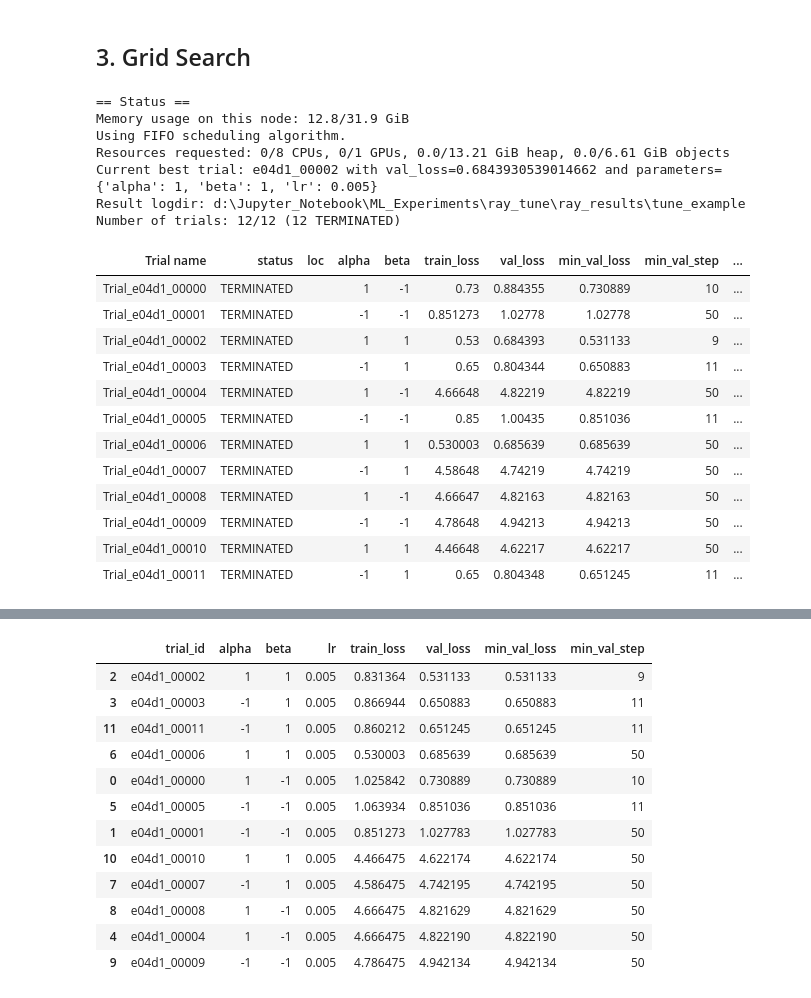
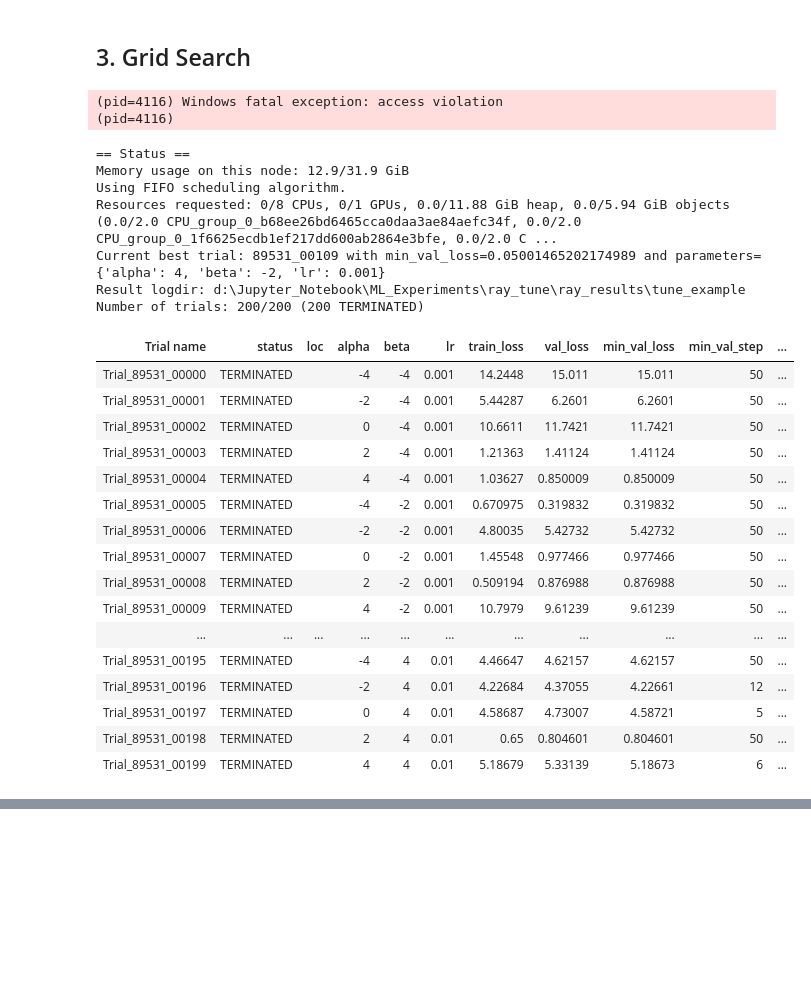
Before and after one commit to rubato-yeong/ML_Experiments, a Jupyter notebook: ray_tune/ray_tune_with_class.ipynb, the cells around one changed output, grey strips where cells are left out. Saved outputs shown, nothing was run; the diff lists cells and outputs as text; code cells hidden in the pictures; blank space fills up the shorter version.

```diff
--- a/ray_tune/ray_tune_with_class.ipynb
+++ b/ray_tune/ray_tune_with_class.ipynb
@@ -217,7 +217,7 @@ class Optimization:
               config,
               num_samples=1,
               max_step=1,
-              early_stop=False,
+              early_stop=True,
               patience=10,
               delta=0,
               metric='min_val_loss',
@@ -289,7 +289,7 @@ class Optimization:
              config,
              num_samples=1,
              max_step=1,
-             early_stop=False,
+             early_stop=True,
              patience=10,
              delta=0,
              scheduler=None,
@@ -532,33 +525,39 @@ vis.learning_curve(figsize=(10,10), fontsize=20)
 # %%
 optim.tune(
     config={
-        'alpha': tune.grid_search([1,-1]),
-        'beta' : tune.grid_search([-1,1]),
-        'lr'   : 5e-3
+        'alpha': tune.grid_search([-4, -2, 0, 2, 4]),
+        'beta' : tune.grid_search([-4, -2, 0, 2, 4]),
+        'lr'   : tune.grid_search([1e-3, 1e-2])
     },
-    num_samples=3,
+    num_samples=4,
     max_step=50,
     run_name='tune_example',
     resources_per_trial={'cpu':2, 'gpu':0.25}
 )
 # %% [output]
-== Status ==
-Memory usage on this node: 12.8/31.9 GiB
-Using FIFO scheduling algorithm.
-Resources requested: 0/8 CPUs, 0/1 GPUs, 0.0/13.21 GiB heap, 0.0/6.61 GiB objects
-Current best trial: e04d1_00002 with val_loss=0.6843930539014662 and parameters={'alpha': 1, 'beta': 1, 'lr': 0.005}
-Result logdir: d:\Jupyter_Notebook\ML_Experiments\ray_tune\ray_results\tune_example
-Number of trials: 12/12 (12 TERMINATED)
+(pid=4116) Windows fatal exception: access violation
+(pid=4116)
+== Status ==
+Memory usage on this node: 12.9/31.9 GiB
+Using FIFO scheduling algorithm.
+Resources requested: 0/8 CPUs, 0/1 GPUs, 0.0/11.88 GiB heap, 0.0/5.94 GiB objects (0.0/2.0 CPU_group_0_b68ee26bd6465cca0daa3ae84aefc34f, 0.0/2.0 CPU_group_0_1f6625ecdb1ef217dd600ab2864e3bfe, 0.0/2.0 C ...
+Current best trial: 89531_00109 with min_val_loss=0.05001465202174989 and parameters={'alpha': 4, 'beta': -2, 'lr': 0.001}
+Result logdir: d:\Jupyter_Notebook\ML_Experiments\ray_tune\ray_results\tune_example
+Number of trials: 200/200 (200 TERMINATED)
-| Trial name | status | loc | alpha | beta | train_loss | val_loss | min_val_loss | min_val_step | ... |
-| Trial_e04d1_00000 | TERMINATED |  | 1 | -1 | 0.73 | 0.884355 | 0.730889 | 10 | ... |
-| Trial_e04d1_00001 | TERMINATED |  | -1 | -1 | 0.851273 | 1.02778 | 1.02778 | 50 | ... |
-| Trial_e04d1_00002 | TERMINATED |  | 1 | 1 | 0.53 | 0.684393 | 0.531133 | 9 | ... |
-| Trial_e04d1_00003 | TERMINATED |  | -1 | 1 | 0.65 | 0.804344 | 0.650883 | 11 | ... |
-| Trial_e04d1_00004 | TERMINATED |  | 1 | -1 | 4.66648 | 4.82219 | 4.82219 | 50 | ... |
-| Trial_e04d1_00005 | TERMINATED |  | -1 | -1 | 0.85 | 1.00435 | 0.851036 | 11 | ... |
-| Trial_e04d1_00006 | TERMINATED |  | 1 | 1 | 0.530003 | 0.685639 | 0.685639 | 50 | ... |
-| Trial_e04d1_00007 | TERMINATED |  | -1 | 1 | 4.58648 | 4.74219 | 4.74219 | 50 | ... |
-| Trial_e04d1_00008 | TERMINATED |  | 1 | -1 | 4.66647 | 4.82163 | 4.82163 | 50 | ... |
-| Trial_e04d1_00009 | TERMINATED |  | -1 | -1 | 4.78648 | 4.94213 | 4.94213 | 50 | ... |
-| Trial_e04d1_00010 | TERMINATED |  | 1 | 1 | 4.46648 | 4.62217 | 4.62217 | 50 | ... |
-| Trial_e04d1_00011 | TERMINATED |  | -1 | 1 | 0.65 | 0.804348 | 0.651245 | 11 | ... |
+| Trial name | status | loc | alpha | beta | lr | train_loss | val_loss | min_val_loss | min_val_step | ... |
+| Trial_89531_00000 | TERMINATED |  | -4 | -4 | 0.001 | 14.2448 | 15.011 | 15.011 | 50 | ... |
+| Trial_89531_00001 | TERMINATED |  | -2 | -4 | 0.001 | 5.44287 | 6.2601 | 6.2601 | 50 | ... |
+| Trial_89531_00002 | TERMINATED |  | 0 | -4 | 0.001 | 10.6611 | 11.7421 | 11.7421 | 50 | ... |
+| Trial_89531_00003 | TERMINATED |  | 2 | -4 | 0.001 | 1.21363 | 1.41124 | 1.41124 | 50 | ... |
+| Trial_89531_00004 | TERMINATED |  | 4 | -4 | 0.001 | 1.03627 | 0.850009 | 0.850009 | 50 | ... |
+| Trial_89531_00005 | TERMINATED |  | -4 | -2 | 0.001 | 0.670975 | 0.319832 | 0.319832 | 50 | ... |
+| Trial_89531_00006 | TERMINATED |  | -2 | -2 | 0.001 | 4.80035 | 5.42732 | 5.42732 | 50 | ... |
+| Trial_89531_00007 | TERMINATED |  | 0 | -2 | 0.001 | 1.45548 | 0.977466 | 0.977466 | 50 | ... |
+| Trial_89531_00008 | TERMINATED |  | 2 | -2 | 0.001 | 0.509194 | 0.876988 | 0.876988 | 50 | ... |
+| Trial_89531_00009 | TERMINATED |  | 4 | -2 | 0.001 | 10.7979 | 9.61239 | 9.61239 | 50 | ... |
+| ... | ... | ... | ... | ... | ... | ... | ... | ... | ... | ... |
+| Trial_89531_00195 | TERMINATED |  | -4 | 4 | 0.01 | 4.46647 | 4.62157 | 4.62157 | 50 | ... |
+| Trial_89531_00196 | TERMINATED |  | -2 | 4 | 0.01 | 4.22684 | 4.37055 | 4.22661 | 12 | ... |
+| Trial_89531_00197 | TERMINATED |  | 0 | 4 | 0.01 | 4.58687 | 4.73007 | 4.58721 | 5 | ... |
+| Trial_89531_00198 | TERMINATED |  | 2 | 4 | 0.01 | 0.65 | 0.804601 | 0.804601 | 50 | ... |
+| Trial_89531_00199 | TERMINATED |  | 4 | 4 | 0.01 | 5.18679 | 5.33139 | 5.18673 | 6 | ... |
@@ -567,19 +566,3 @@ Number of trials: 12/12 (12 TERMINATED)
 result=optim.output['tune_example']
 # %%
 vis = Visualization(result)
-# %%
-vis.dataframe
-# %% [output]
-|  | trial_id | alpha | beta | lr | train_loss | val_loss | min_val_loss | min_val_step |
-| 2 | e04d1_00002 | 1 | 1 | 0.005 | 0.831364 | 0.531133 | 0.531133 | 9 |
-| 3 | e04d1_00003 | -1 | 1 | 0.005 | 0.866944 | 0.650883 | 0.650883 | 11 |
-| 11 | e04d1_00011 | -1 | 1 | 0.005 | 0.860212 | 0.651245 | 0.651245 | 11 |
-| 6 | e04d1_00006 | 1 | 1 | 0.005 | 0.530003 | 0.685639 | 0.685639 | 50 |
-| 0 | e04d1_00000 | 1 | -1 | 0.005 | 1.025842 | 0.730889 | 0.730889 | 10 |
-| 5 | e04d1_00005 | -1 | -1 | 0.005 | 1.063934 | 0.851036 | 0.851036 | 11 |
-| 1 | e04d1_00001 | -1 | -1 | 0.005 | 0.851273 | 1.027783 | 1.027783 | 50 |
-| 10 | e04d1_00010 | 1 | 1 | 0.005 | 4.466475 | 4.622174 | 4.622174 | 50 |
-| 7 | e04d1_00007 | -1 | 1 | 0.005 | 4.586475 | 4.742195 | 4.742195 | 50 |
-| 8 | e04d1_00008 | 1 | -1 | 0.005 | 4.666475 | 4.821629 | 4.821629 | 50 |
-| 4 | e04d1_00004 | 1 | -1 | 0.005 | 4.666475 | 4.822190 | 4.822190 | 50 |
-| 9 | e04d1_00009 | -1 | -1 | 0.005 | 4.786475 | 4.942134 | 4.942134 | 50 |
```
Also changed, not shown: parts of 14 cells of this notebook, 1 other file.
